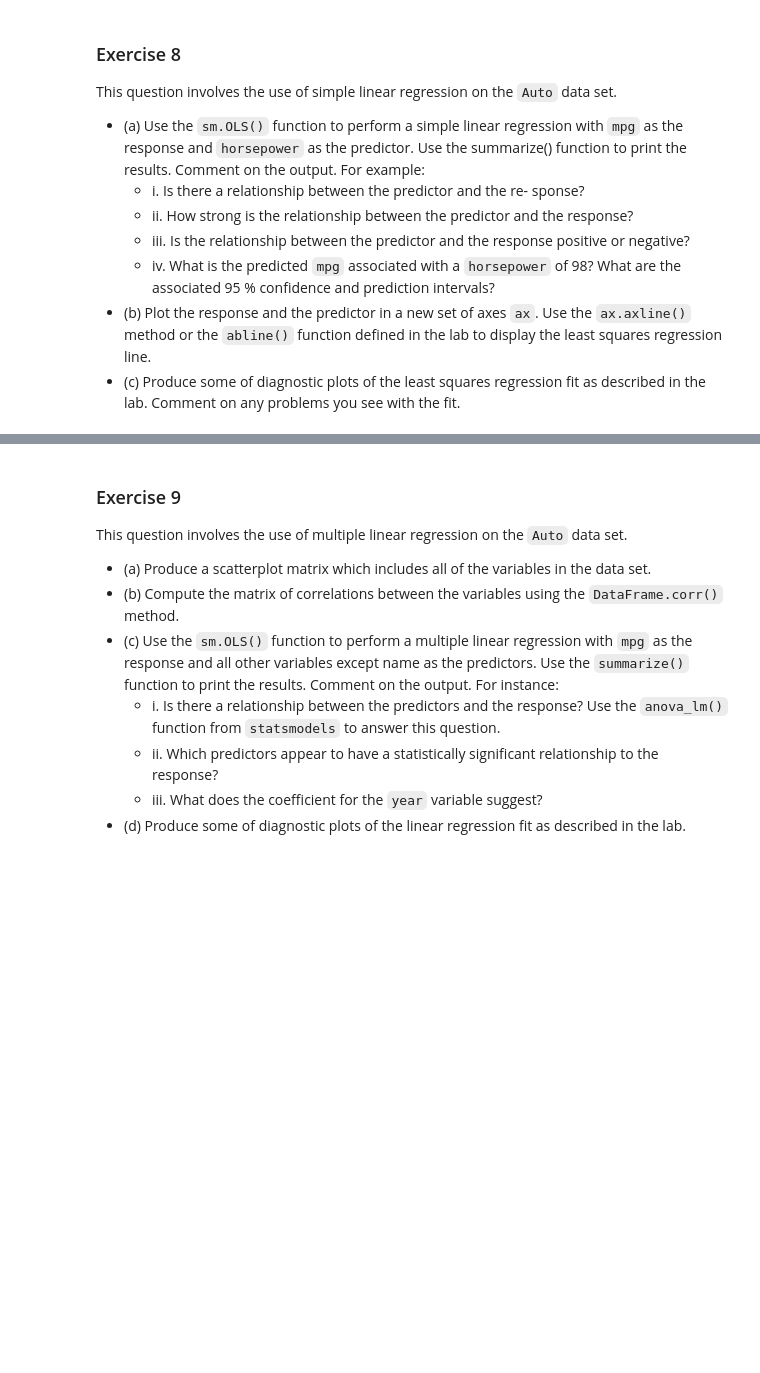
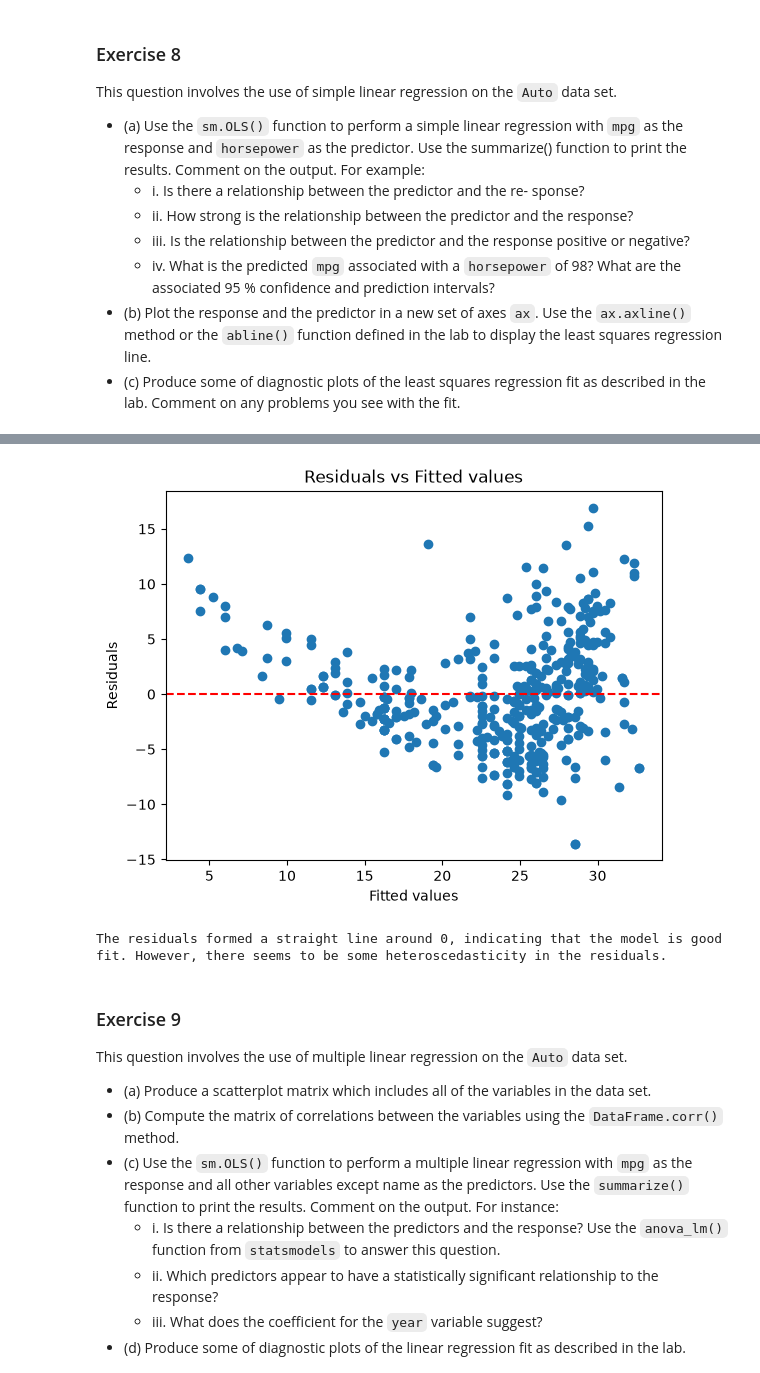
Before and after one commit to Nesu-tech/Methods_In_Data_Science, a Jupyter notebook: HW2 (3).ipynb, the cells around one changed output, grey strips where cells are left out. Cells and saved outputs as stored; diff of their text form; code cells hidden in the pictures; blank space fills up the shorter version.

```diff
--- a/HW2 (3).ipynb
+++ b/HW2 (3).ipynb
@@ -29,3 +104,23 @@ with the fit.
+# %%
+#(c)Produce some of diagnostic plots of the least squares regression
+#fit as described in the lab. Comment on any problems you see
+#with the fit.
+x = sm.add_constant(auto["horsepower"])
+y = auto["mpg"]
+model = sm.OLS(y, x).fit()
+
+# Create diagnostic plots
+plt.scatter(model.fittedvalues, model.resid)
+plt.axhline(y=0, color='red', linestyle='--')
+plt.xlabel('Fitted values')
+plt.ylabel('Residuals')
+plt.title('Residuals vs Fitted values')
+plt.show()
+print('The residuals formed a straight line around 0, indicating that the model is good fit. ' \
+'However, there seems to be some heteroscedasticity in the residuals.')
+# %% [output]
+[figure, added]
+The residuals formed a straight line around 0, indicating that the model is good fit. However, there seems to be some heteroscedasticity in the residuals.
 # %% [markdown]
 ### Exercise 9
 This question involves the use of multiple linear regression on the
```
Also changed, not shown: parts of 14 cells of this notebook, 1 other file.
